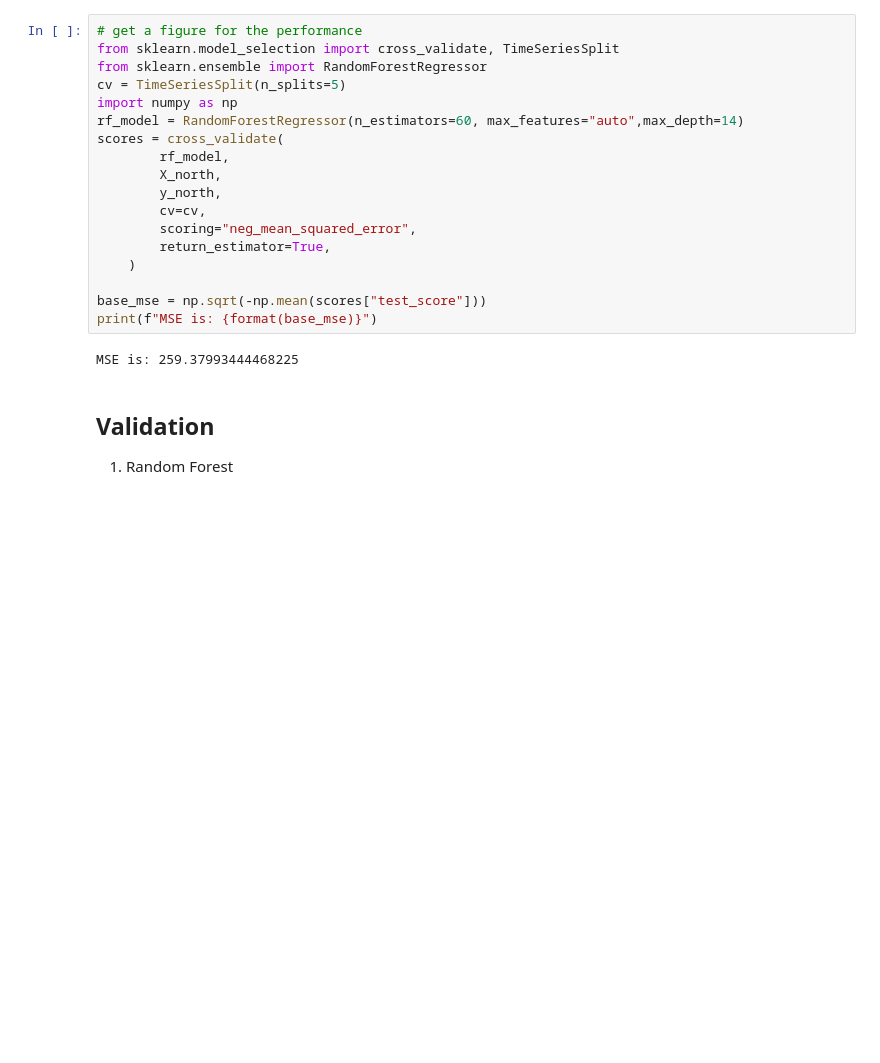
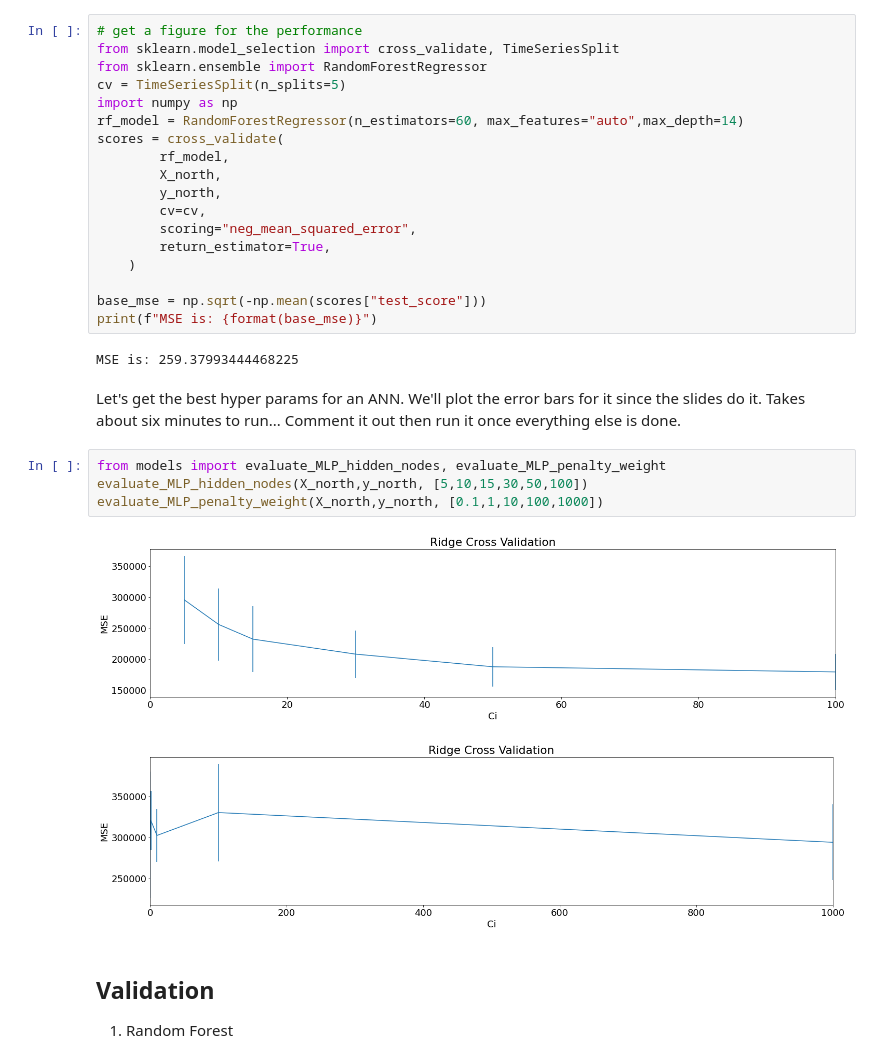
Before and after one commit to tmulligan98/Machine-Learning-Main-Project, a Jupyter notebook: scripts/notebook.ipynb, the cells around one changed output. Drawn from its saved outputs; the diff is of its cells as text; blank space fills up the shorter version.

```diff
--- a/scripts/notebook.ipynb
+++ b/scripts/notebook.ipynb
@@ -294,6 +326,15 @@ base_mse = np.sqrt(-np.mean(scores["test_score"]))
 print(f"MSE is: {format(base_mse)}")
 # %% [output]
 MSE is: 259.37993444468225
+# %% [markdown]
+Let's get the best hyper params for an ANN. We'll plot the error bars for it since the slides do it. Takes about six minutes to run... Comment it out then run it once everything else is done.
+# %%
+from models import evaluate_MLP_hidden_nodes, evaluate_MLP_penalty_weight
+evaluate_MLP_hidden_nodes(X_north,y_north, [5,10,15,30,50,100])
+evaluate_MLP_penalty_weight(X_north,y_north, [0.1,1,10,100,1000])
+# %% [output]
+[figure, added]
+[figure, added]
 # %% [markdown]
 ## Validation
 1. Random Forest
```
Also changed, not shown: parts of 9 cells of this notebook, 1 other file.
